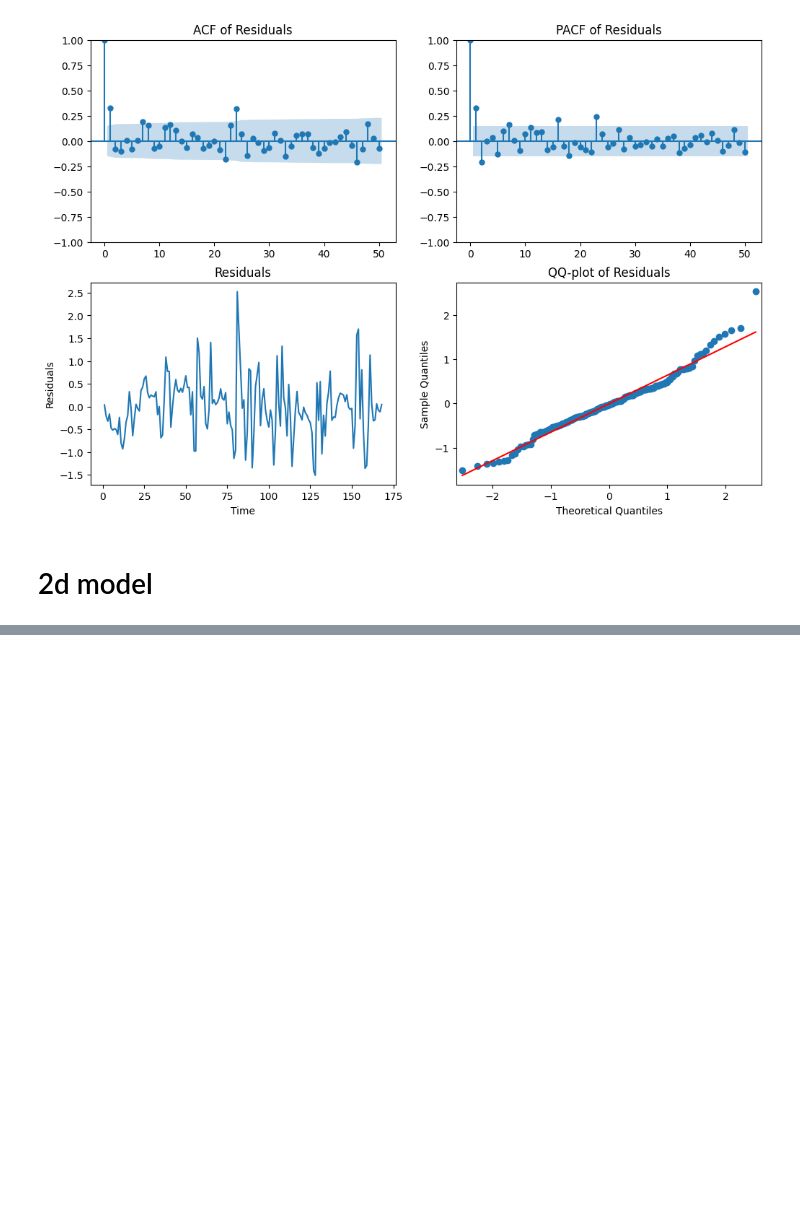
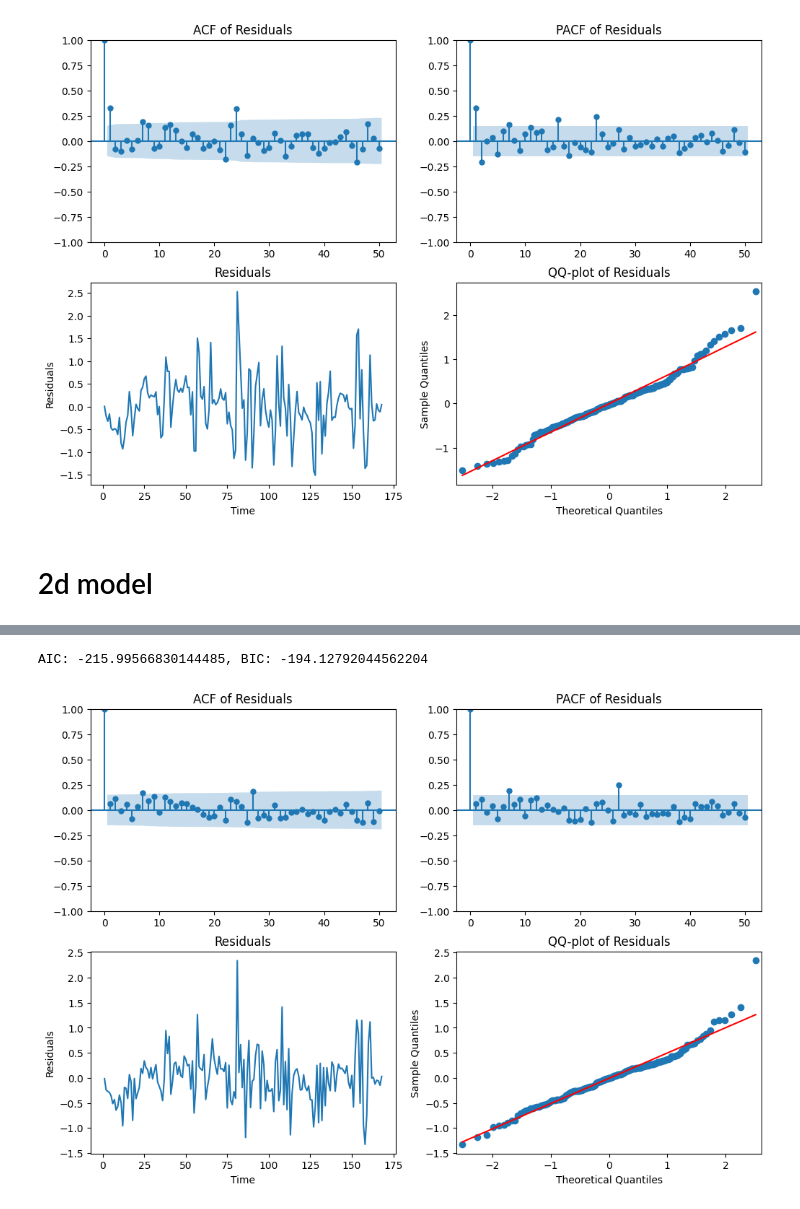
Before and after one commit to luca2618/Timeseries, a Jupyter notebook: assignment4/part2sylvester.ipynb, the cells around one changed output, grey strips where cells are left out. Drawn from its saved outputs; the diff is of its cells as text; code cells hidden in the pictures; blank space fills up the shorter version.

```diff
--- a/assignment4/part2sylvester.ipynb
+++ b/assignment4/part2sylvester.ipynb
@@ -100,0 +155,5 @@ AIC: -134.3846993080687, BIC: -112.51695145224588
+# %%
+plots_and_stats(data, y_predicted, k=16)
+# %% [output]
+AIC: -215.99566830144485, BIC: -194.12792044562204
+[figure, added]
```
Also changed, not shown: parts of 8 cells of this notebook, 5 other files.
